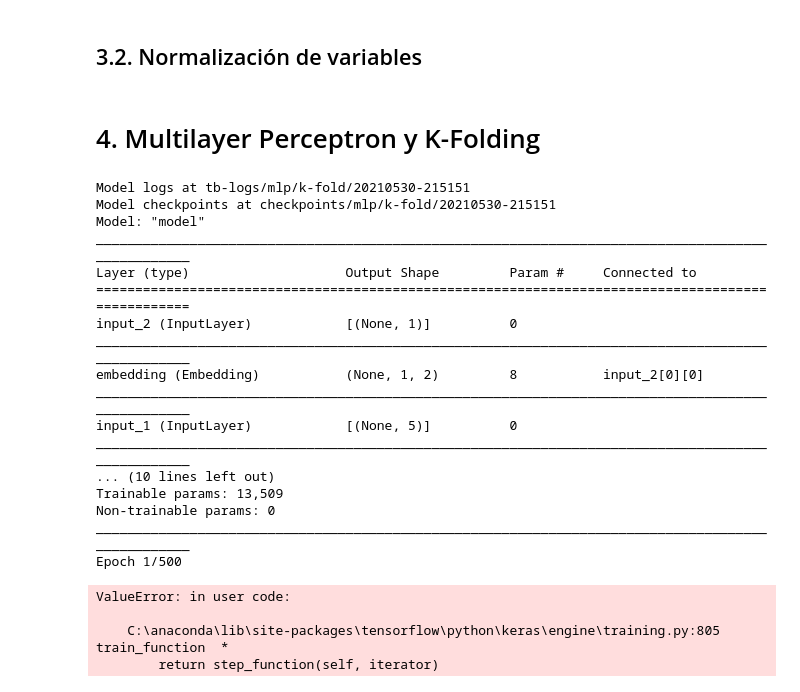
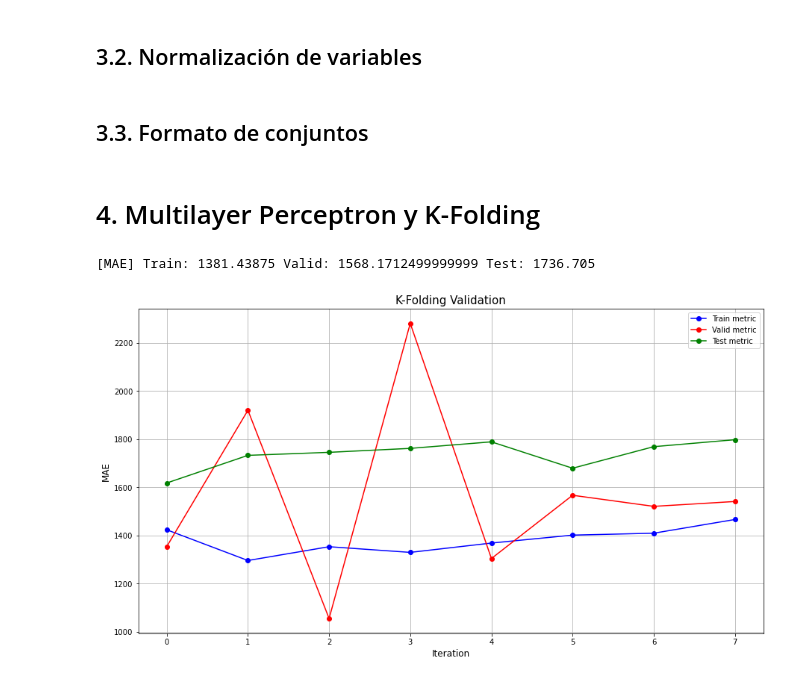
Before and after one commit to Kammann123/nn-tp2, a Jupyter notebook: notebooks/ej2/ej2_mlp_kfold.ipynb, the cells around one changed output. Saved outputs shown, nothing was run; the diff lists cells and outputs as text; code cells hidden in the pictures.

Commit message:
Added K-Fold

```diff
--- a/notebooks/ej2/ej2_mlp_kfold.ipynb
+++ b/notebooks/ej2/ej2_mlp_kfold.ipynb
@@ -94,6 +92,10 @@ if scalable_variables:
 
     # Transform and normalize all variables
     x_test.loc[:, scalable_variables] = scaler.transform(x_test.loc[:, scalable_variables])
+# %% [markdown]
+## 3.3. Formato de conjuntos
+# %%
+x_test = [x_test[['age', 'bmi', 'smoker-encoded', 'children', 'sex-encoded']], x_test['region-encoded']]
 # %% [markdown]
 # 4. Multilayer Perceptron y K-Folding
 # %%
@@ -101,10 +103,10 @@ from src.ej2 import mlp_helper
 importlib.reload(mlp_helper);
 # %%
 # Amount of folds
-number_folds = 5
+number_folds = 8
 
 # Create an instance of a K-Folding handler
-kf = model_selection.KFold(n_splits=number_folds, random_state=15, shuffle=True)
+kf = model_selection.KFold(n_splits=number_folds, random_state=12, shuffle=True)
 
 # Generate arrays to contain train, valid and test metrics
 train_metrics = np.zeros(number_folds)
@@ -135,6 +137,9 @@ for i, (train, valid) in enumerate(kf.split(x_train_valid, y_train_valid)):
         x_train.loc[:, scalable_variables] = scaler.transform(x_train.loc[:, scalable_variables])
         x_valid.loc[:, scalable_variables] = scaler.transform(x_valid.loc[:, scalable_variables])
 
+    x_train = [x_train[['age', 'bmi', 'smoker-encoded', 'children', 'sex-encoded']], x_train['region-encoded']]
+    x_valid = [x_valid[['age', 'bmi', 'smoker-encoded', 'children', 'sex-encoded']], x_valid['region-encoded']]
+
     # Run model
     mae_train, mae_valid, mae_test = mlp_helper.run_model(x_train, y_train, x_valid, y_valid, x_test, y_test,
                                                           hidden_layers=1,
@@ -148,6 +153,8 @@ for i, (train, valid) in enumerate(kf.split(x_train_valid, y_train_valid)):
                                                           beta_1=0.99,
                                                           beta_2=0.999,
                                                           tag='k-fold',
+                                                          tensorboard_on=False,
+                                                          summary_on=False,
                                                           verbose=2
                                                          )
 
@@ -157,26 +164,21 @@ for i, (train, valid) in enumerate(kf.split(x_train_valid, y_train_valid)):
     test_metrics[i] = mae_test
 
 # Inform results!
-print(f'[MAE] Train: {train_metrics.mean()} Valid: {valid_metrics.mean()} Test: {test_metrics.mean()}')
+print(f'[MAE] Train: {round(train_metrics.mean(), 2)} Valid: {round(valid_metrics.mean(), 2)} Test: {round(test_metrics.mean(), 2)}')
 # %% [output]
-Model logs at tb-logs/mlp/k-fold/20210530-215151
-Model checkpoints at checkpoints/mlp/k-fold/20210530-215151
-Model: "model"
-__________________________________________________________________________________________________
-Layer (type)                    Output Shape         Param #     Connected to
-==================================================================================================
-input_2 (InputLayer)            [(None, 1)]          0
-__________________________________________________________________________________________________
-embedding (Embedding)           (None, 1, 2)         8           input_2[0][0]
-__________________________________________________________________________________________________
-input_1 (InputLayer)            [(None, 5)]          0
-__________________________________________________________________________________________________
-... (10 lines left out)
-Trainable params: 13,509
-Non-trainable params: 0
-__________________________________________________________________________________________________
-Epoch 1/500
+[MAE] Train: 1381.43875 Valid: 1568.1712499999999 Test: 1736.705
-ValueError: in user code:
-
-    C:\anaconda\lib\site-packages\tensorflow\python\keras\engine\training.py:805 train_function  *
-        return step_function(self, iterator)
+# %%
+# Create and plot the train, valid and test metrics throughout the
+# iteration of the k-folding validation process
+plt.subplots(1, 1, figsize=(15, 8))
+plt.plot(train_metrics, label='Train metric', color='blue', marker='o')
+plt.plot(valid_metrics, label='Valid metric', color='red', marker='o')
+plt.plot(test_metrics, label='Test metric', color='green', marker='o')
+plt.title('K-Folding Validation', fontsize=15)
+plt.xlabel('Iteration', fontsize=12)
+plt.ylabel('MAE', fontsize=12)
+plt.legend()
+plt.grid()
+plt.show()
+# %% [output]
+[figure, added]
```
Also changed, not shown: parts of 2 cells of this notebook, 1 other file.
